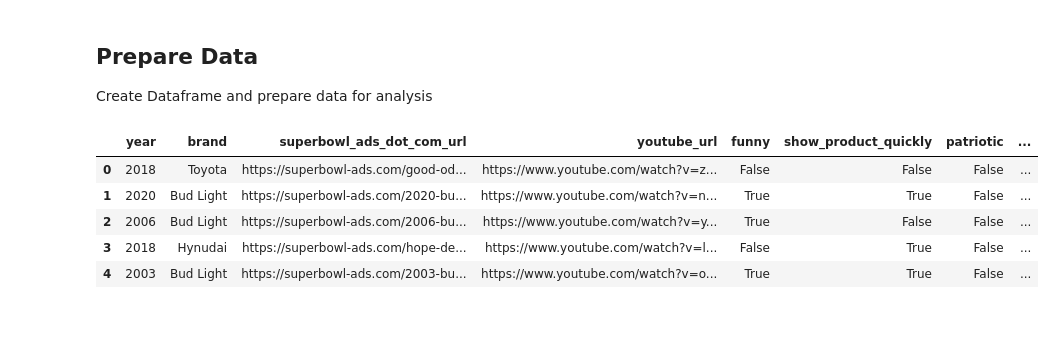
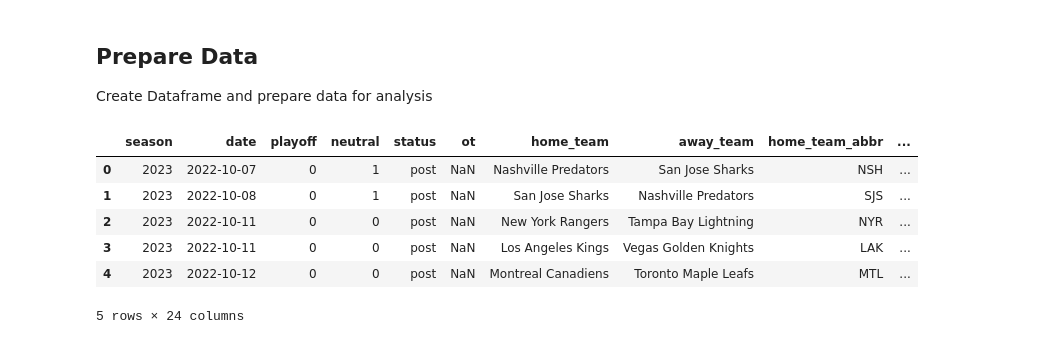
Before and after one commit to MaxxFile/homework-1, a Jupyter notebook: notebooks/04-data-exploration.ipynb, the cells around one changed output. Saved outputs shown, nothing was run; the diff lists cells and outputs as text; code cells hidden in the pictures.

Commit message:
New Data selected, first Plot

```diff
--- a/notebooks/04-data-exploration.ipynb
+++ b/notebooks/04-data-exploration.ipynb
@@ -11,11 +11,14 @@ import altair as alt
 ## Prepare Data ##
 Create Dataframe and prepare data for analysis
 # %%
-pd.read_csv("../data/external/data.csv").head()
+data_path = "../data/external/data.csv"
+data = pd.read_csv(data_path)
+data.head()
 # %% [output]
-|  | year | brand | superbowl_ads_dot_com_url | youtube_url | funny | show_product_quickly | patriotic | ... |
-| 0 | 2018 | Toyota | https://superbowl-ads.com/good-od... | https://www.youtube.com/watch?v=z... | False | False | False | ... |
-| 1 | 2020 | Bud Light | https://superbowl-ads.com/2020-bu... | https://www.youtube.com/watch?v=n... | True | True | False | ... |
-| 2 | 2006 | Bud Light | https://superbowl-ads.com/2006-bu... | https://www.youtube.com/watch?v=y... | True | False | False | ... |
-| 3 | 2018 | Hynudai | https://superbowl-ads.com/hope-de... | https://www.youtube.com/watch?v=l... | False | True | False | ... |
-| 4 | 2003 | Bud Light | https://superbowl-ads.com/2003-bu... | https://www.youtube.com/watch?v=o... | True | True | False | ... |
+|  | season | date | playoff | neutral | status | ot | home_team | away_team | home_team_abbr | ... |
+| 0 | 2023 | 2022-10-07 | 0 | 1 | post | NaN | Nashville Predators | San Jose Sharks | NSH | ... |
+| 1 | 2023 | 2022-10-08 | 0 | 1 | post | NaN | San Jose Sharks | Nashville Predators | SJS | ... |
+| 2 | 2023 | 2022-10-11 | 0 | 0 | post | NaN | New York Rangers | Tampa Bay Lightning | NYR | ... |
+| 3 | 2023 | 2022-10-11 | 0 | 0 | post | NaN | Los Angeles Kings | Vegas Golden Knights | LAK | ... |
+| 4 | 2023 | 2022-10-12 | 0 | 0 | post | NaN | Montreal Canadiens | Toronto Maple Leafs | MTL | ... |
+5 rows × 24 columns
```
Also changed, not shown: parts of 4 cells of this notebook, 2 other files.
